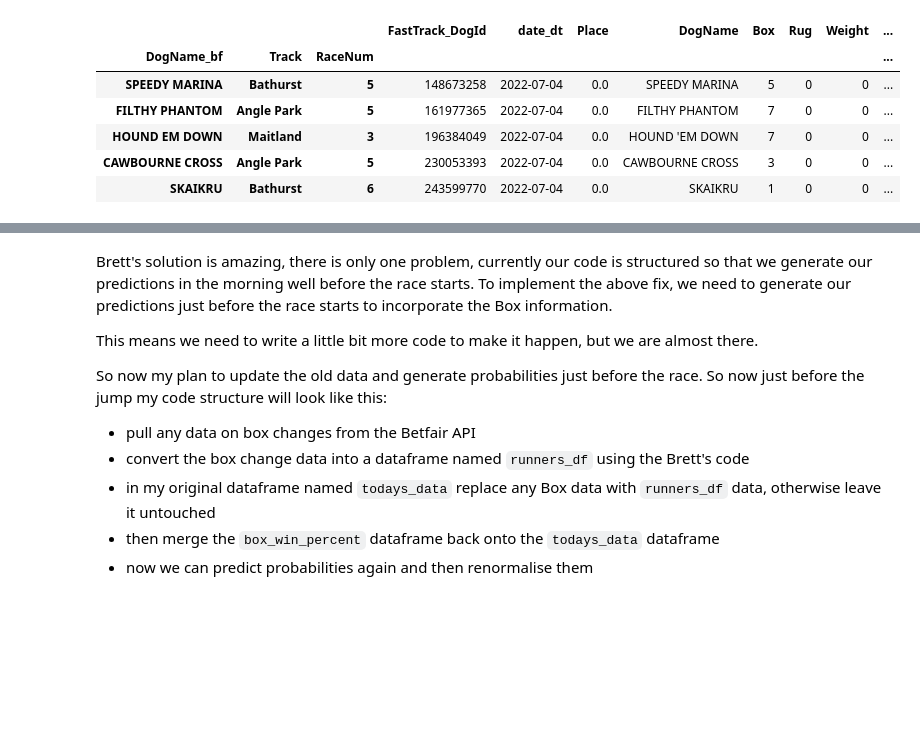
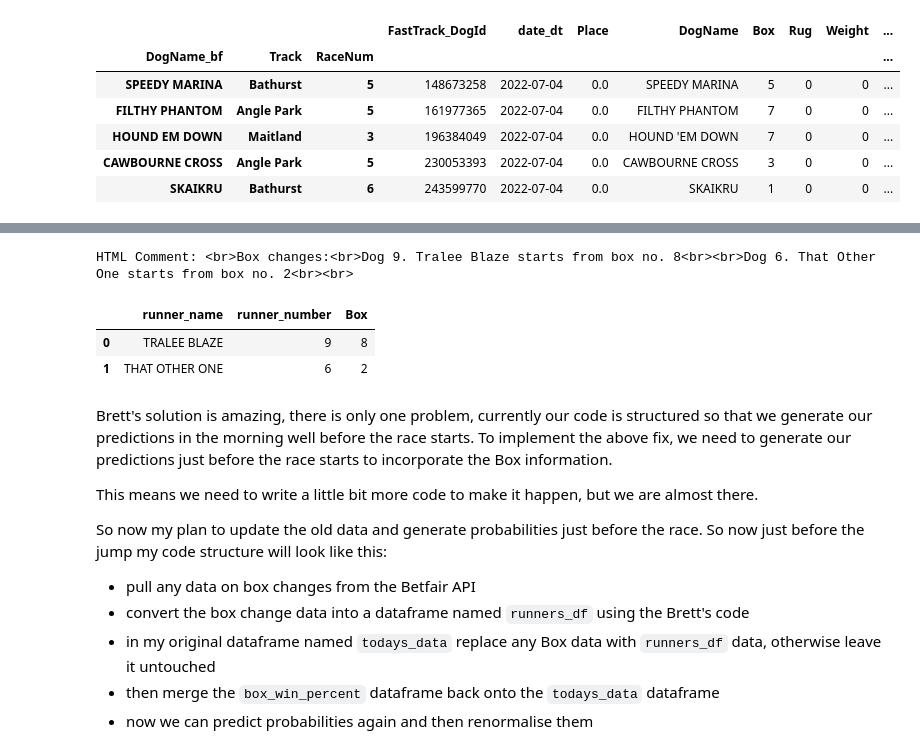
Before and after one commit to betfair-datascientists/betfair-datascientists.github.io, a Jupyter notebook: src/api/How_to_Automate_4.ipynb, the cells around one changed output, grey strips where cells are left out. Cells and saved outputs as stored; diff of their text form; code cells hidden in the pictures; blank space fills up the shorter version.

```diff
--- a/src/api/How_to_Automate_4.ipynb
+++ b/src/api/How_to_Automate_4.ipynb
@@ -682,5 +685,25 @@ The problem is, my webscraping is pretty poor, and it would take significant tim
 
 Originally I had planned to leave this article as it is since, I've never worked with anything like this before and its already getting pretty long, however huge shoutout to Betfair Quants community and especially [Brett](https://github.com/Landrin-br) who provided his solution to working with box changes.
+# %%
+from nltk.tokenize import regexp_tokenize
+# my_string is an example string, that you will need to get live from the api via: market.market_catalogue.description.clarifications.replace("<br> Dog","<br>Dog")
+my_string = "<br>Box changes:<br>Dog 9. Tralee Blaze starts from box no. 8<br><br>Dog 6. That Other One starts from box no. 2<br><br>"
+print(f'HTML Comment: {my_string}')
+pattern1 = r'(?<=<br>Dog ).+?(?= starts)'
+pattern2 = r"(?<=\bbox no. )(\w+)"
+runners_df = pd.DataFrame (regexp_tokenize(my_string, pattern1), columns = ['runner_name'])
+runners_df['runner_name'] = runners_df['runner_name'].astype(str)
+# Remove dog name from runner_number
+runners_df['runner_number'] = runners_df['runner_name'].apply(lambda x: x[:(x.find(" ") - 1)].upper())
+# Remove dog number from runner_name
+runners_df['runner_name'] = runners_df['runner_name'].apply(lambda x: x[(x.find(" ") + 1):].upper())
+runners_df['Box'] = regexp_tokenize(my_string, pattern2)
+runners_df
+# %% [output]
+HTML Comment: <br>Box changes:<br>Dog 9. Tralee Blaze starts from box no. 8<br><br>Dog 6. That Other One starts from box no. 2<br><br>
+|  | runner_name | runner_number | Box |
+| 0 | TRALEE BLAZE | 9 | 8 |
+| 1 | THAT OTHER ONE | 6 | 2 |
 # %% [markdown]
 Brett's solution is amazing, there is only one problem, currently our code is structured so that we generate our predictions in the morning well before the race starts. To implement the above fix, we need to generate our predictions just before the race starts to incorporate the Box information.
 
```
Also changed, not shown: parts of 18 cells of this notebook, 31 other files.
